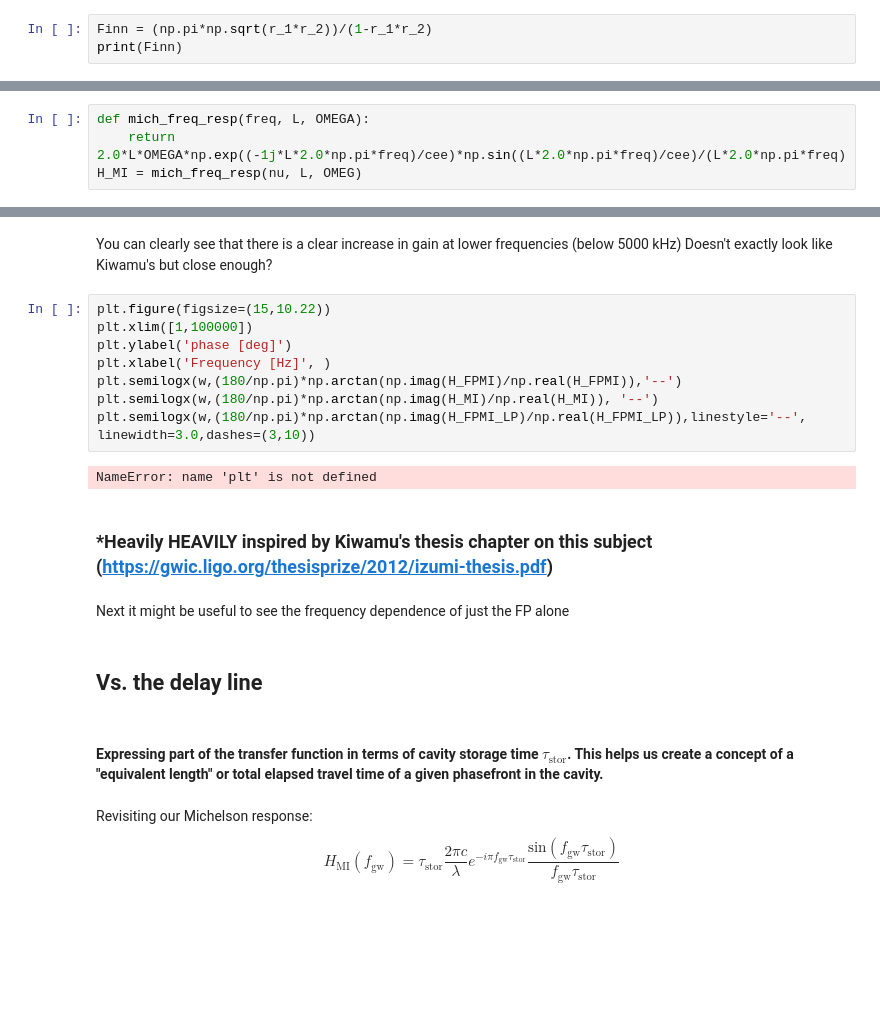
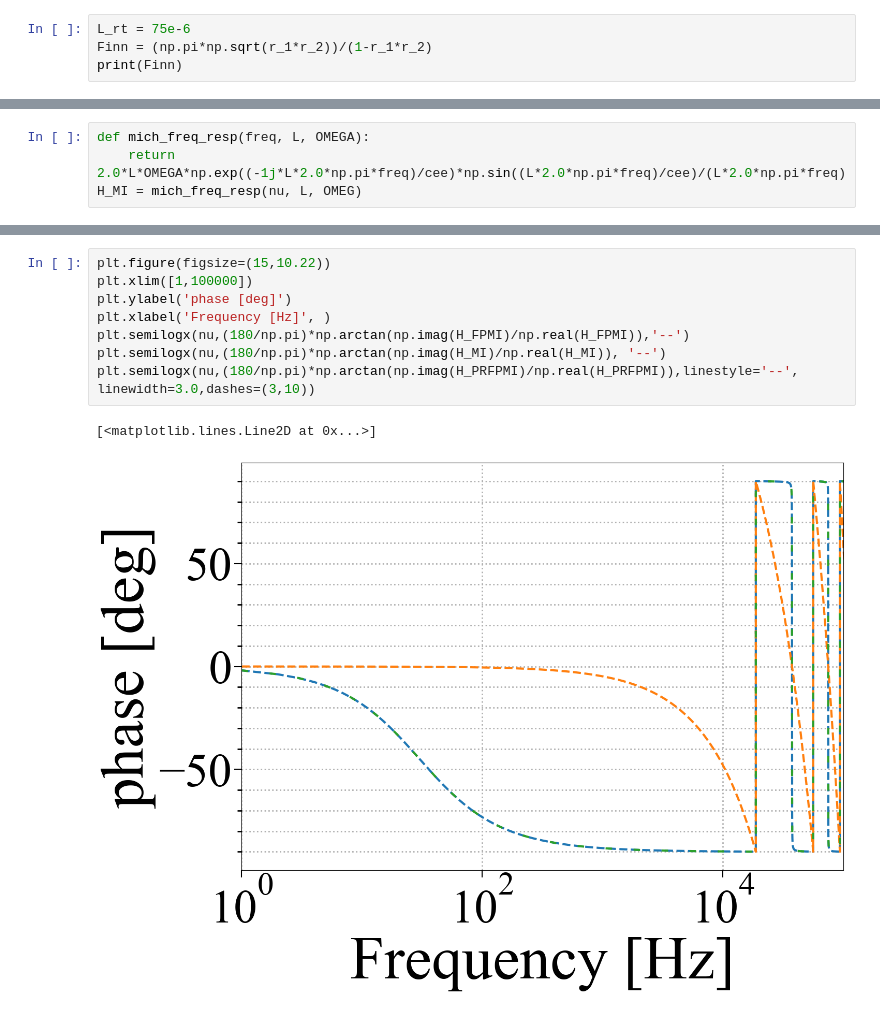
Before and after one commit to dancvan/dissertation, a Jupyter notebook: code/drfpmi_fr.ipynb, the cells around one changed output, grey strips where cells are left out. Saved outputs shown, nothing was run; the diff lists cells and outputs as text; blank space fills up the shorter version.

```diff
--- a/code/drfpmi_fr.ipynb
+++ b/code/drfpmi_fr.ipynb
@@ -72,4 +93,5 @@ G_PRC = (1 - (r_PRM)**2)/(1-r_PRM*(r_FPMI))**2
 # %%
+L_rt = 75e-6
 Finn = (np.pi*np.sqrt(r_1*r_2))/(1-r_1*r_2)
 print(Finn)
 # %% [output]
@@ -150,24 +181,11 @@ lgd=plt.legend()
-# %% [markdown]
-You can clearly see that there is a clear increase in gain at lower frequencies (below 5000 kHz)
-Doesn't exactly look like Kiwamu's but close enough?
 # %%
 plt.figure(figsize=(15,10.22))
 plt.xlim([1,100000])
 plt.ylabel('phase [deg]')
 plt.xlabel('Frequency [Hz]', )
-plt.semilogx(w,(180/np.pi)*np.arctan(np.imag(H_FPMI)/np.real(H_FPMI)),'--')
-plt.semilogx(w,(180/np.pi)*np.arctan(np.imag(H_MI)/np.real(H_MI)), '--')
-plt.semilogx(w,(180/np.pi)*np.arctan(np.imag(H_FPMI_LP)/np.real(H_FPMI_LP)),linestyle='--', linewidth=3.0,dashes=(3,10))
+plt.semilogx(nu,(180/np.pi)*np.arctan(np.imag(H_FPMI)/np.real(H_FPMI)),'--')
+plt.semilogx(nu,(180/np.pi)*np.arctan(np.imag(H_MI)/np.real(H_MI)), '--')
+plt.semilogx(nu,(180/np.pi)*np.arctan(np.imag(H_PRFPMI)/np.real(H_PRFPMI)),linestyle='--', linewidth=3.0,dashes=(3,10))
 # %% [output]
-NameError: name 'plt' is not defined
+[<matplotlib.lines.Line2D at 0x...>]
+[figure, added]
-# %% [markdown]
-### *Heavily HEAVILY inspired by Kiwamu's thesis chapter on this subject (https://gwic.ligo.org/thesisprize/2012/izumi-thesis.pdf)
-# %% [markdown]
-Next it might be useful to see the frequency dependence of just the FP alone
-# %% [markdown]
-## Vs. the delay line
-# %% [markdown]
-#### Expressing part of the transfer function in terms of cavity storage time $\tau_\mathrm{stor}$. This helps us create a concept of a "equivalent length" or total elapsed travel time of a given phasefront in the cavity.
-# %% [markdown]
-Revisiting our Michelson response:
-$$ H_{\mathrm{MI}}(f_\mathrm{gw}) = \tau_\mathrm{stor}\frac{2 \pi c}{\lambda}e^{-i \pi f_\mathrm{gw} \tau_\mathrm{stor}} \frac{\mathrm{sin}(f_\mathrm{gw} \tau_\mathrm{stor})}{f_\mathrm{gw}\tau_\mathrm{stor}} $$
```
Also changed, not shown: parts of 35 cells of this notebook.
